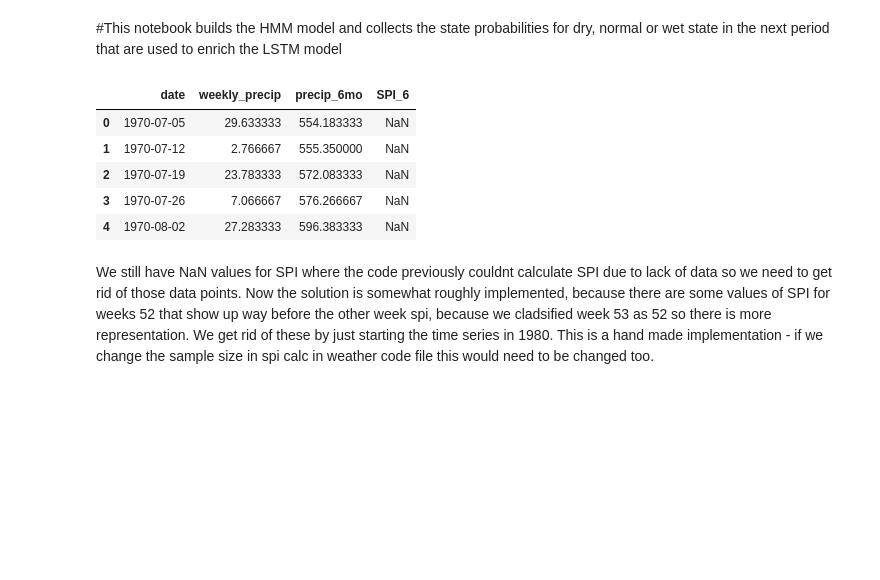
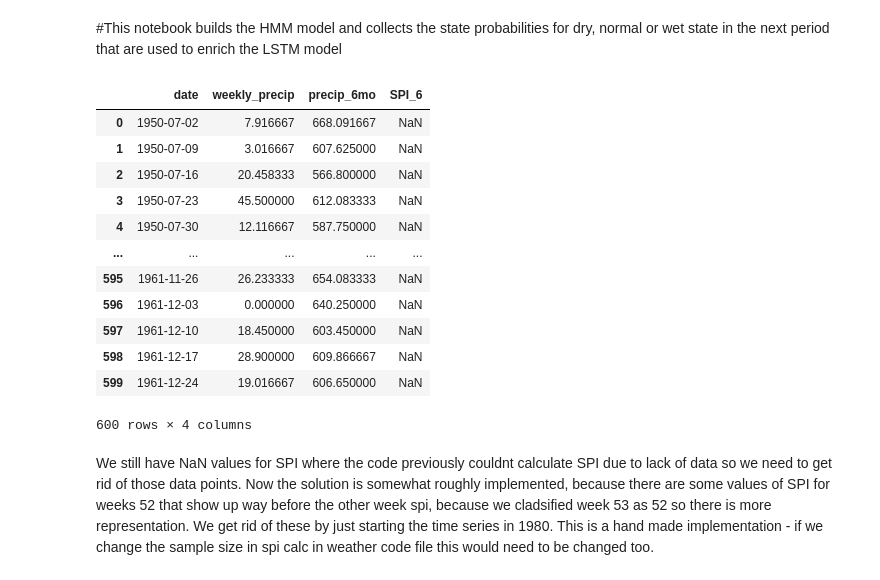
Before and after one commit to anajaz/Incorporating-HMM-for-drough-probability-into-a-LSTM-for-corn-price-prediction, a Jupyter notebook: HMM.ipynb, the cells around one changed output. Cells and saved outputs as stored; diff of their text form; code cells hidden in the pictures; blank space fills up the shorter version.

```diff
--- a/HMM.ipynb
+++ b/HMM.ipynb
@@ -19,15 +19,22 @@ from sklearn.metrics import (
 # %%
 #load weather data for SPI
 
 weekly_SPI = pd.read_csv("weekly_spi6_gamma_only.csv", parse_dates=["date"]) #important columns: date & SPI_6
-weekly_SPI.head()
+weekly_SPI.head(n=600)
 # %% [output]
 |  | date | weekly_precip | precip_6mo | SPI_6 |
-| 0 | 1970-07-05 | 29.633333 | 554.183333 | NaN |
-| 1 | 1970-07-12 | 2.766667 | 555.350000 | NaN |
-| 2 | 1970-07-19 | 23.783333 | 572.083333 | NaN |
-| 3 | 1970-07-26 | 7.066667 | 576.266667 | NaN |
-| 4 | 1970-08-02 | 27.283333 | 596.383333 | NaN |
+| 0 | 1950-07-02 | 7.916667 | 668.091667 | NaN |
+| 1 | 1950-07-09 | 3.016667 | 607.625000 | NaN |
+| 2 | 1950-07-16 | 20.458333 | 566.800000 | NaN |
+| 3 | 1950-07-23 | 45.500000 | 612.083333 | NaN |
+| 4 | 1950-07-30 | 12.116667 | 587.750000 | NaN |
+| ... | ... | ... | ... | ... |
+| 595 | 1961-11-26 | 26.233333 | 654.083333 | NaN |
+| 596 | 1961-12-03 | 0.000000 | 640.250000 | NaN |
+| 597 | 1961-12-10 | 18.450000 | 603.450000 | NaN |
+| 598 | 1961-12-17 | 28.900000 | 609.866667 | NaN |
+| 599 | 1961-12-24 | 19.016667 | 606.650000 | NaN |
+600 rows × 4 columns
 # %% [markdown]
 We still have NaN values for SPI where the code previously couldnt calculate SPI due to lack of data so we need to get rid of those data points. Now the solution is somewhat roughly implemented, because there are some values of SPI for weeks 52 that show up way before the other week spi, because we cladsified week 53 as 52 so there is more representation. We get rid of these by just starting the time series in 1980. This is a hand made implementation - if we change the sample size in spi calc in weather code file this would need to be changed too.
 # %%
```
Also changed, not shown: parts of 18 cells of this notebook.
